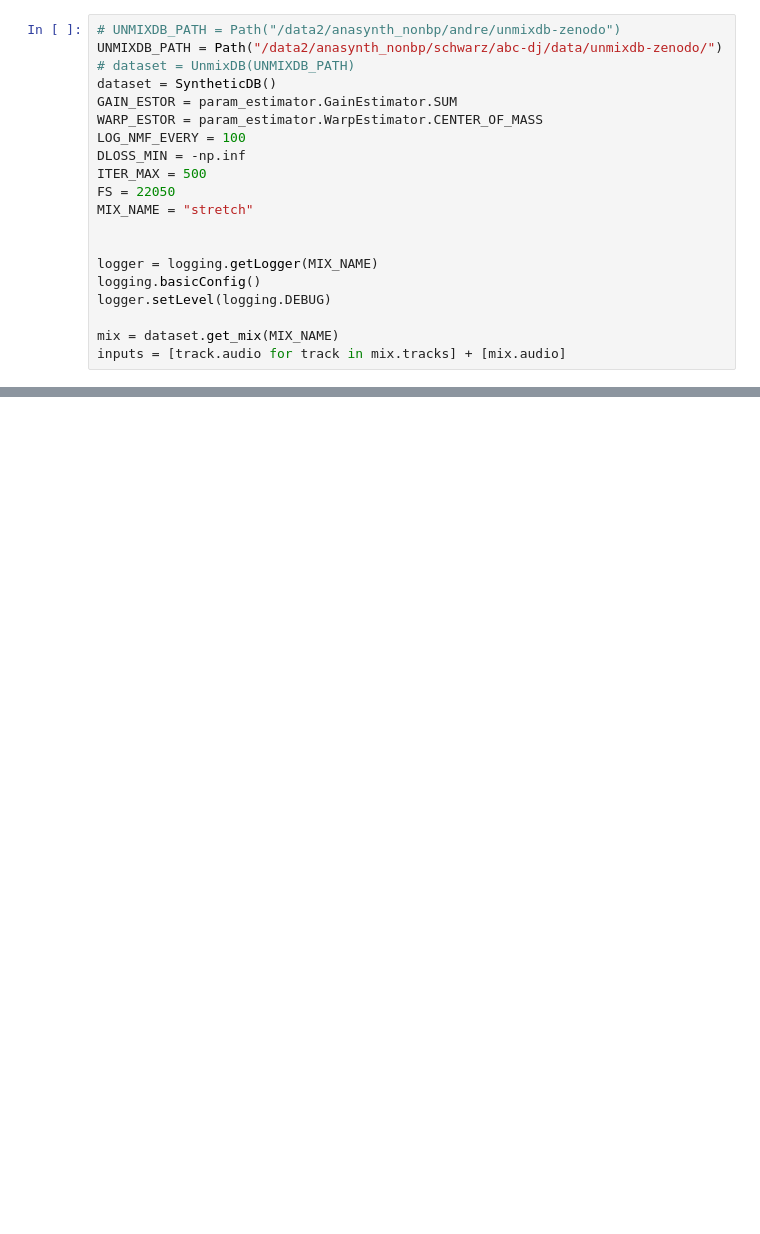
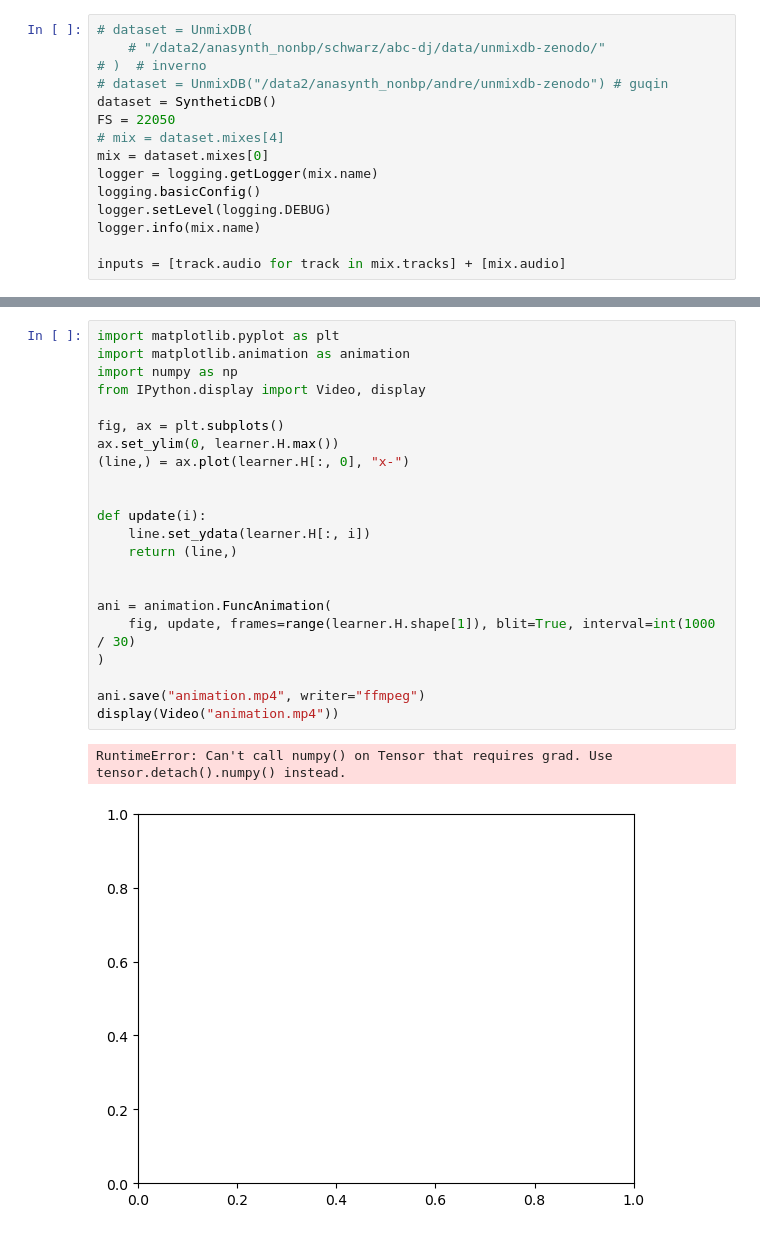
Before and after one commit to etiandre/reverse-dj-mix, a Jupyter notebook: nmf/test-nmf.ipynb, the cells around one changed output, grey strips where cells are left out. Cells and saved outputs as stored; diff of their text form; blank space fills up the shorter version.

Commit message:
better everything

```diff
--- a/nmf/test-nmf.ipynb
+++ b/nmf/test-nmf.ipynb
@@ -27,20 +21,15 @@ from mixes.synthetic import SyntheticDB
 # %%
-# UNMIXDB_PATH = Path("/data2/anasynth_nonbp/andre/unmixdb-zenodo")
-UNMIXDB_PATH = Path("/data2/anasynth_nonbp/schwarz/abc-dj/data/unmixdb-zenodo/")
-# dataset = UnmixDB(UNMIXDB_PATH)
+# dataset = UnmixDB(
+    # "/data2/anasynth_nonbp/schwarz/abc-dj/data/unmixdb-zenodo/"
+# )  # inverno
+# dataset = UnmixDB("/data2/anasynth_nonbp/andre/unmixdb-zenodo") # guqin
 dataset = SyntheticDB()
-GAIN_ESTOR = param_estimator.GainEstimator.SUM
-WARP_ESTOR = param_estimator.WarpEstimator.CENTER_OF_MASS
-LOG_NMF_EVERY = 100
-DLOSS_MIN = -np.inf
-ITER_MAX = 500
 FS = 22050
-MIX_NAME = "stretch"
-
-
-logger = logging.getLogger(MIX_NAME)
+# mix = dataset.mixes[4]
+mix = dataset.mixes[0]
+logger = logging.getLogger(mix.name)
 logging.basicConfig()
 logger.setLevel(logging.DEBUG)
+logger.info(mix.name)
 
-mix = dataset.get_mix(MIX_NAME)
 inputs = [track.audio for track in mix.tracks] + [mix.audio]
@@ -121,0 +144,25 @@ plt.show()
+# %%
+import matplotlib.pyplot as plt
+import matplotlib.animation as animation
+import numpy as np
+from IPython.display import Video, display
+
+fig, ax = plt.subplots()
+ax.set_ylim(0, learner.H.max())
+(line,) = ax.plot(learner.H[:, 0], "x-")
+
+
+def update(i):
+    line.set_ydata(learner.H[:, i])
+    return (line,)
+
+
+ani = animation.FuncAnimation(
+    fig, update, frames=range(learner.H.shape[1]), blit=True, interval=int(1000 / 30)
+)
+
+ani.save("animation.mp4", writer="ffmpeg")
+display(Video("animation.mp4"))
+# %% [output]
+RuntimeError: Can't call numpy() on Tensor that requires grad. Use tensor.detach().numpy() instead.
+[figure, added]
```
Also changed, not shown: parts of 7 cells of this notebook, 10 other files.
